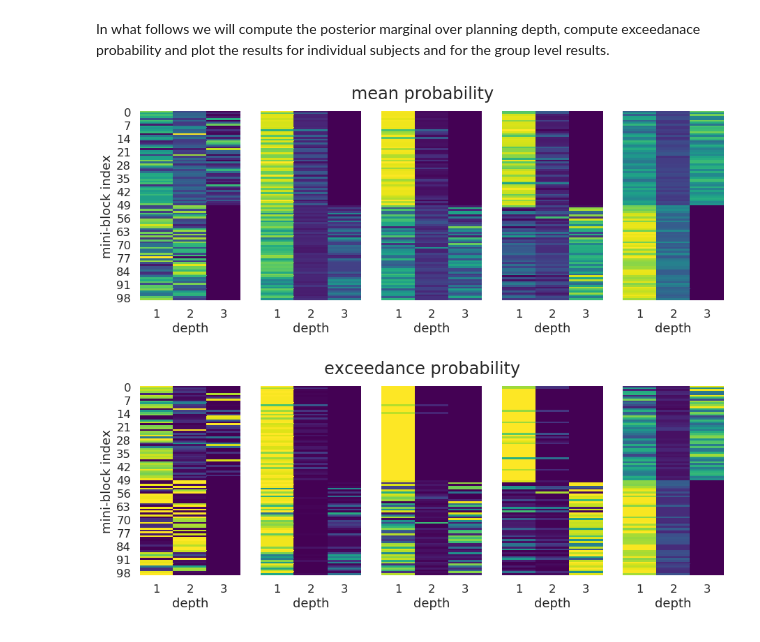
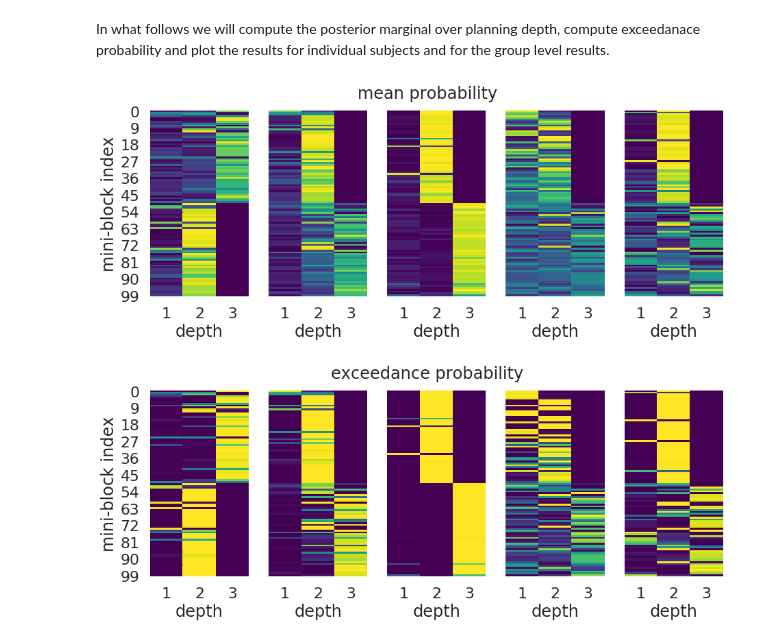
Before and after one commit to jeffensen/plandepth, a Jupyter notebook: notebooks/fitting_model_to_behaviour_main.ipynb, the cells around one changed output. Cells and saved outputs as stored; diff of their text form; code cells hidden in the pictures.

```diff
--- a/notebooks/fitting_model_to_behaviour_main.ipynb
+++ b/notebooks/fitting_model_to_behaviour_main.ipynb
@@ -103,7 +103,7 @@ def load_and_format_behavioural_data(local_path, cuttoff=0):
                'states': states,
                'configs': confs}
 
-    responses = torch.stack(responses, 0)
+    responses = torch.stack(responses, 0).float()
     mask = ~torch.isnan(responses)
 
     return stimuli, mask, responses, conditions, ids
@@ -170,11 +166,6 @@ The static parametrisations assumes that the planning depth at the start of ever
 Unfortuntaly, I still have problems implementing the dynamic representations in a meaningful way. If you would like to work on it, I can explain the details of the current model and related problems.
 # %%
 # plot convergence of ELBO bound (approximate value of the negative marginal log likelihood)
-fig, axes = plt.subplots(1, 2, figsize=(15, 5))
-loss = [infer_oa.loss[-300:], infer_ya.loss[-300:]]
-for i in range(2):
-    axes[i].plot(loss[i])
-
-axes[0].set_title('ELBO OA')
-axes[1].set_title('ELBO YA')
+fig, axes = plt.subplots(1, 1, figsize=(15, 5))
+axes.plot(infer.loss[-500:]);
 # %% [output]
@@ -268,8 +178,0 @@ $\theta$ t-test stats = 3.1180877874709703 p-value =  0.005217933846120713
-# %%
-fig, ax = plt.subplots(1, 1, figsize=(10, 8))
-sns.boxplot(data=df, color='gray', ax=ax, width=0.4)
-ax.set_ylabel('Group difference [OA - YA]')
-ax.set_ylim(-4, 1.)
-
-fig.savefig('param_diffs.png', dpi=600)
-fig.savefig('param_diffs.eps', dpi=600)
@@ -296,34 +197,31 @@ def get_posterior_stats(post_marg, mini_blocks=100):
 
     return post_depth, m_prob, exc_count
 
-post_depth_oa, m_prob_oa, exc_count_oa = get_posterior_stats(post_marg_oa)
-np.savez('oa_plandepth_stats_B03', post_depth_oa, m_prob_oa, exc_count_oa)
-
-post_depth_ya, m_prob_ya, exc_count_ya = get_posterior_stats(post_marg_ya)
-np.savez('ya_plandepth_stats_B03', post_depth_ya, m_prob_ya, exc_count_ya)
+post_depth, m_prob, exc_count = get_posterior_stats(post_marg)
+np.savez('plandepth_stats_main', post_depth=post_depth, m_prob=m_prob, exc_count=exc_count)
 # %%
 # plot true planning depth and estimated mean posterior depth of the first choice for two runs (one from each group)
 fig, axes = plt.subplots(1, 5, figsize=(15, 5), sharex=True, sharey=True)
 
 for ns, ax in zip(range(5), axes):
-    sns.heatmap(m_prob_oa[0][:, ns], cmap='viridis', ax=ax, cbar=False)
+    sns.heatmap(m_prob[0][:, ns], cmap='viridis', ax=ax, cbar=False)
     ax.set_xticklabels([1, 2, 3])
     ax.set_xlabel('depth')
 
 axes[0].set_ylabel('mini-block index')
 fig.suptitle('mean probability', fontsize=24)
 
 # plot true planning depth and depth exceedance probability of the first choice for two runs (one from each group)
 # plot true planning depth and estimated mean posterior depth of the first choice for two runs (one from each group)
 fig, axes = plt.subplots(1, 5, figsize=(15, 5), sharex=True, sharey=True)
 
 for ns, ax in zip(range(5), axes):
-    sns.heatmap(exc_count_oa[0][..., ns].T/n_samples, cmap='viridis', ax=ax, cbar=False)
+    sns.heatmap(exc_count[0][..., ns].T/n_samples, cmap='viridis', ax=ax, cbar=False)
     ax.set_xticklabels([1, 2, 3])
     ax.set_xlabel('depth')
 
 axes[0].set_ylabel('mini-block index')
 fig.suptitle('exceedance probability', fontsize=24);
 # %% [output]
-[figure, old version]
+[figure, new version]
-[figure, old version]
+[figure, new version]
```
Also changed, not shown: parts of 10 cells of this notebook, 3 other files.
